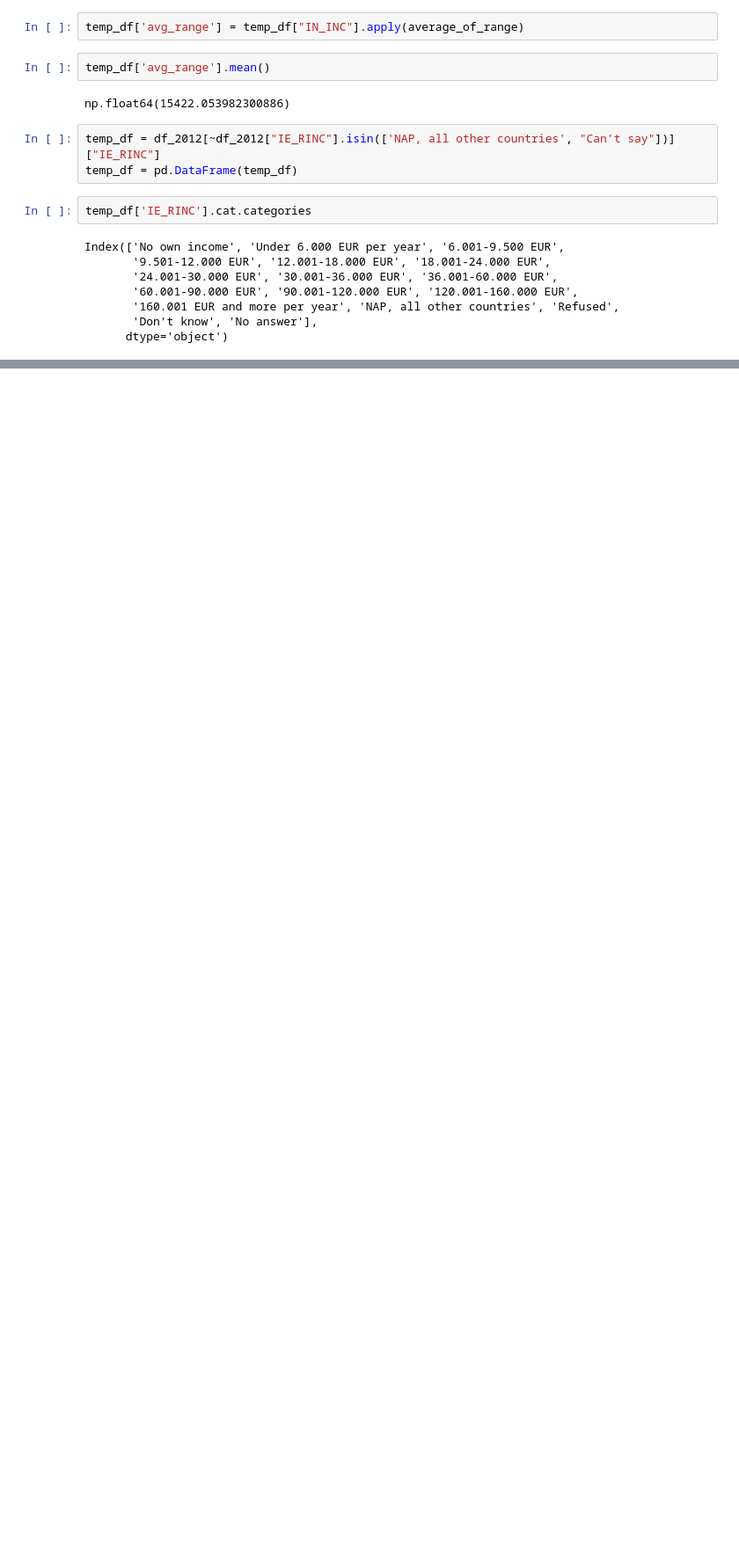
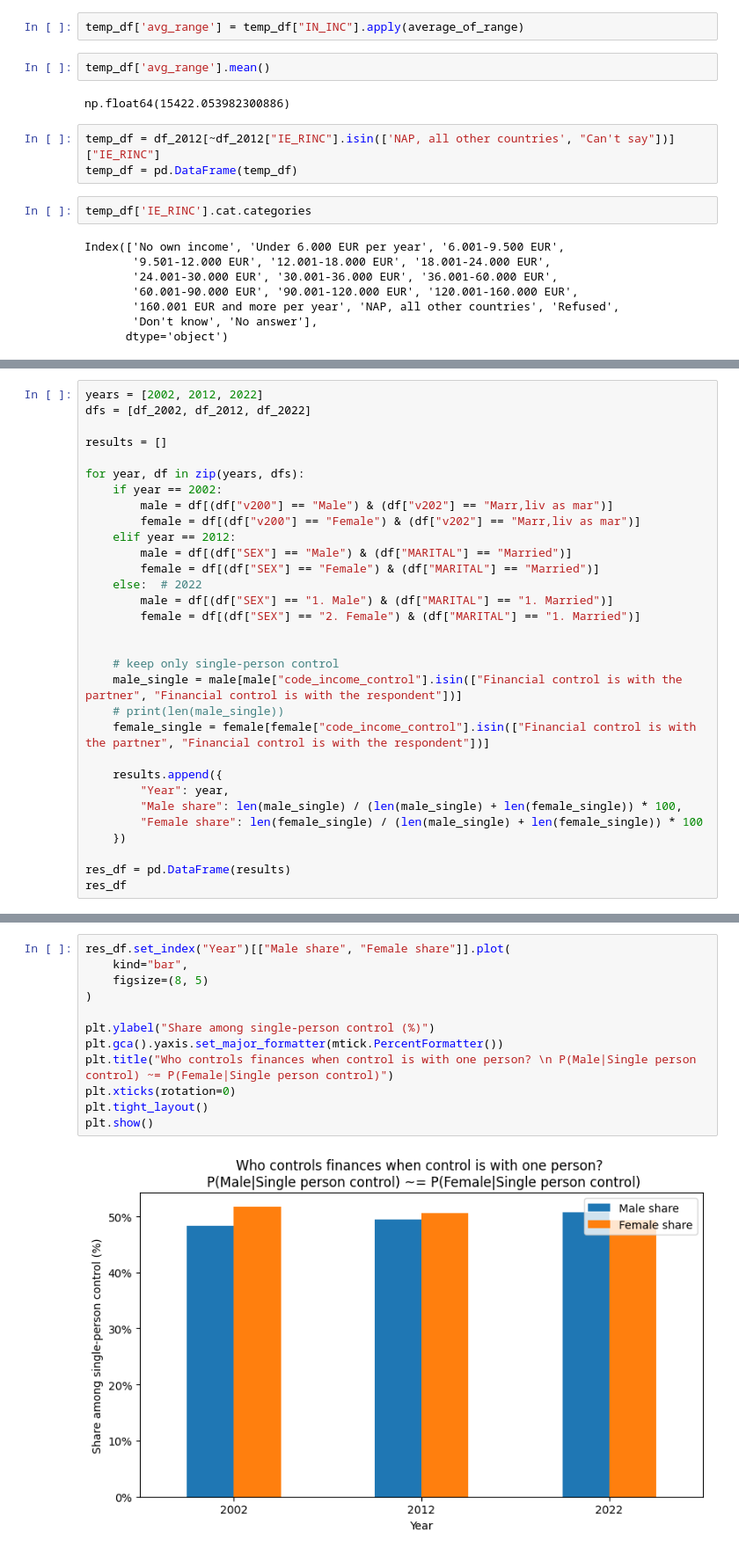
Before and after one commit to ashishpapanai/2025-02-ActionWords, a Jupyter notebook: notebooks/sidd.ipynb, the cells around one changed output, grey strips where cells are left out. Shown at 88% size. Saved outputs shown, nothing was run; the diff lists cells and outputs as text; blank space fills up the shorter version.

```diff
--- a/notebooks/sidd.ipynb
+++ b/notebooks/sidd.ipynb
@@ -705,0 +931,31 @@ Index(['No own income', 'Under 6.000 EUR per year', '6.001-9.500 EUR',
+# %%
+years = [2002, 2012, 2022]
+dfs = [df_2002, df_2012, df_2022]
+
+results = []
+
+for year, df in zip(years, dfs):
+    if year == 2002:
+        male = df[(df["v200"] == "Male") & (df["v202"] == "Marr,liv as mar")]
+        female = df[(df["v200"] == "Female") & (df["v202"] == "Marr,liv as mar")]
+    elif year == 2012:
+        male = df[(df["SEX"] == "Male") & (df["MARITAL"] == "Married")]
+        female = df[(df["SEX"] == "Female") & (df["MARITAL"] == "Married")]
+    else:  # 2022
+        male = df[(df["SEX"] == "1. Male") & (df["MARITAL"] == "1. Married")]
+        female = df[(df["SEX"] == "2. Female") & (df["MARITAL"] == "1. Married")]
+
+
+    # keep only single-person control
+    male_single = male[male["code_income_control"].isin(["Financial control is with the partner", "Financial control is with the respondent"])]
+    # print(len(male_single))
+    female_single = female[female["code_income_control"].isin(["Financial control is with the partner", "Financial control is with the respondent"])]
+
+    results.append({
+        "Year": year,
+        "Male share": len(male_single) / (len(male_single) + len(female_single)) * 100,
+        "Female share": len(female_single) / (len(male_single) + len(female_single)) * 100
+    })
+
+res_df = pd.DataFrame(results)
+res_df
@@ -705,0 +967,14 @@ Index(['No own income', 'Under 6.000 EUR per year', '6.001-9.500 EUR',
+# %%
+res_df.set_index("Year")[["Male share", "Female share"]].plot(
+    kind="bar",
+    figsize=(8, 5)
+)
+
+plt.ylabel("Share among single-person control (%)")
+plt.gca().yaxis.set_major_formatter(mtick.PercentFormatter())
+plt.title("Who controls finances when control is with one person? \n P(Male|Single person control) ~= P(Female|Single person control)")
+plt.xticks(rotation=0)
+plt.tight_layout()
+plt.show()
+# %% [output]
+[figure, added]
```
Also changed, not shown: parts of 16 cells of this notebook, 8 other files.
